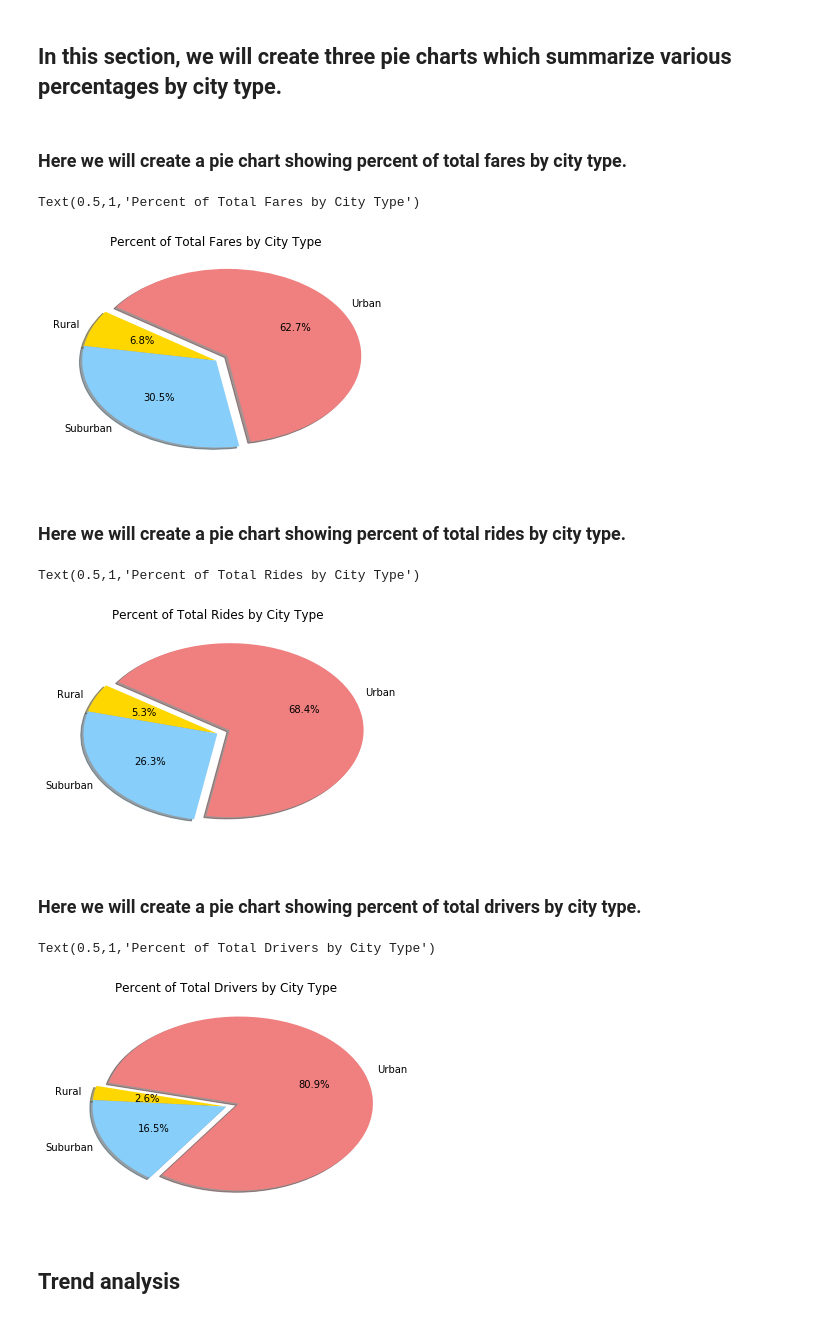
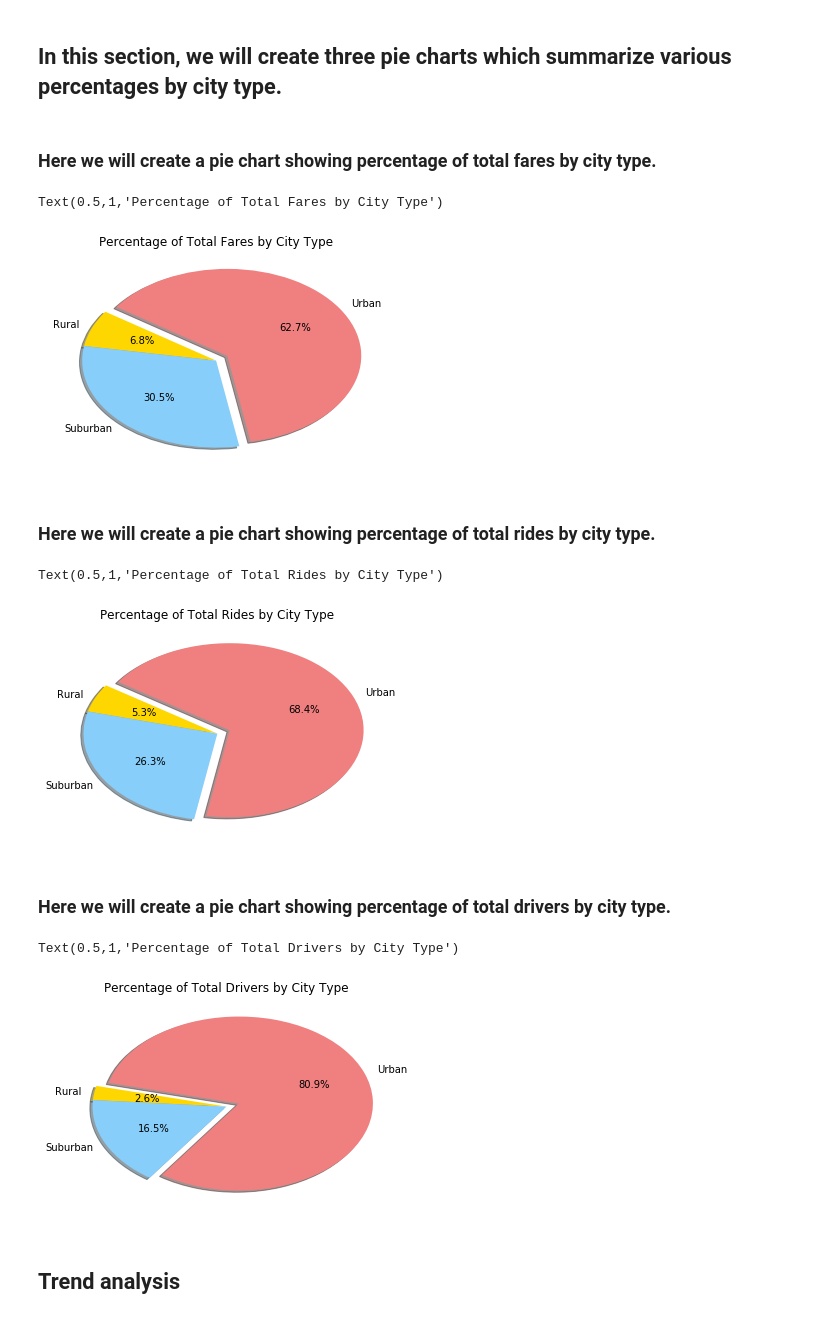
Before and after one commit to TylerTompa/5-Matplotlib, a Jupyter notebook: Pyber/Pyber.ipynb, the cells around one changed output. Cells and saved outputs as stored; diff of their text form; code cells hidden in the pictures.

```diff
--- a/Pyber/Pyber.ipynb
+++ b/Pyber/Pyber.ipynb
@@ -114,34 +116,34 @@ plt.show()
 # %% [markdown]
 ## In this section, we will create three pie charts which summarize various percentages by city type.
 # %% [markdown]
-### Here we will create a pie chart showing percent of total fares by city type.
+### Here we will create a pie chart showing percentage of total fares by city type.
 # %%
-# To find the percent of fares per city type, we will first select only rows with the relevant city type
-# Next we will calculate the sum of every value in the fare column
-# Finally, we will calculate the sum of the fare column for the entire dataframe including every city type
-percent_of_fares_urban = city_ride_merged_dataframe[city_ride_merged_dataframe["type"] == "Urban"]["fare"].sum() / city_ride_merged_dataframe["fare"].sum()
-percent_of_fares_suburban = city_ride_merged_dataframe[city_ride_merged_dataframe["type"] == "Suburban"]["fare"].sum() / city_ride_merged_dataframe["fare"].sum()
-percent_of_fares_rural = city_ride_merged_dataframe[city_ride_merged_dataframe["type"] == "Rural"]["fare"].sum() / city_ride_merged_dataframe["fare"].sum()
+# To find the percentage of fares by city type, we will first select only rows with the relevant city type.
+# Next we will calculate the mean of every value in the fare column.
+# Finally, we will divide this by the mean of the fare column for the entire dataframe including every city type.
+percentage_of_fares_urban = city_ride_merged_dataframe[city_ride_merged_dataframe["type"] == "Urban"]["fare"].sum() / city_ride_merged_dataframe["fare"].sum()
+percentage_of_fares_suburban = city_ride_merged_dataframe[city_ride_merged_dataframe["type"] == "Suburban"]["fare"].sum() / city_ride_merged_dataframe["fare"].sum()
+percentage_of_fares_rural = city_ride_merged_dataframe[city_ride_merged_dataframe["type"] == "Rural"]["fare"].sum() / city_ride_merged_dataframe["fare"].sum()
 # %%
-# Here we define a list containing the percentages of fares per city type to be used in a pie chart.
-percent_of_fares_data = [percent_of_fares_urban, percent_of_fares_rural, percent_of_fares_suburban]
+# Here we define a list containing the percentages of fares by city type to be used in a pie chart.
+percentage_of_fares_data = [percentage_of_fares_urban, percentage_of_fares_rural, percentage_of_fares_suburban]
 
 # Here we define the labels to be used on our pie chart.  We will use the same labels for the next two pie charts.
 city_type_labels = ["Urban", "Rural", "Suburban"]
 
-# Here we explode the Urban part of the pie chart.  We will use the same explode settings for the next two pie charts.
+# Here we explode the Urban portion of the pie chart.  We will use the same explode settings for the next two pie charts.
 city_type_explode = (0.1, 0, 0)
 
 # Here we define the colors of our pie chart to match the Pyber company's colors.  We will use the same color settings for the next two pie charts.
 city_type_colors = ["lightcoral", "gold", "lightskyblue"]
 
-# Here we use all the settings previous defined to create our pie chart.
-# We add the additional setting of autopct="%0.1f%" to show the actual value for each part on the pie chart.  We also add a shadow to our chart.
-plt.pie(percent_of_fares_data, autopct="%0.1f%%", labels = city_type_labels, explode=city_type_explode, colors=city_type_colors, startangle=280, shadow=True)
-plt.title("Percent of Total Fares by City Type")
+# Here we use all the settings previously defined to create our pie chart.
+# We add the additional parameter of autopct="%0.1f%" to display the numerical value for each portion of the pie chart.  We also add a shadow to our chart.
+plt.pie(percentage_of_fares_data, autopct="%0.1f%%", labels = city_type_labels, explode=city_type_explode, colors=city_type_colors, startangle=280, shadow=True)
+plt.title("Percentage of Total Fares by City Type")
 # %% [output]
-Text(0.5,1,'Percent of Total Fares by City Type')
+Text(0.5,1,'Percentage of Total Fares by City Type')
-[figure, old version]
+[figure, new version]
 # %% [markdown]
-### Here we will create a pie chart showing percent of total rides by city type.
+### Here we will create a pie chart showing percentage of total rides by city type.
 # %%
@@ -154,17 +156,17 @@ percent_of_rides_rural = city_ride_merged_dataframe[city_ride_merged_dataframe["
 # %%
 # Here we define a list containing the percentages of total rides per city type to be used in a pie chart.
-percent_of_rides_data = [percent_of_rides_urban, percent_of_rides_rural, percent_of_rides_suburban]
+percentage_of_rides_data = [percentage_of_rides_urban, percentage_of_rides_rural, percentage_of_rides_suburban]
 
-# Here we use all the settings previous defined to create our pie chart.
-# We add the additional setting of autopct="%0.1f%" to show the actual value for each part on the pie chart.  We also add a shadow to our chart.
-# The labels were already defined when we created our pie chart displaying percent of total fares per city type.
-# The explode variable was already define when we created our pie chart displaying percent of total fares per city type.
-# The colors variable was already defined when we created our pie chart displaying percent of total fares per city type.
-plt.pie(percent_of_rides_data, autopct="%0.1f%%", labels = city_type_labels, explode=city_type_explode, colors=city_type_colors, startangle=260, shadow=True)
-plt.title("Percent of Total Rides by City Type")
+# We will use all the settings previous defined to create our pie chart.
+# We add the additional setting of autopct="%0.1f%" to show the numerical value for each portion of the pie chart.  We also add a shadow to our chart.
+# The city_labels variable was already defined when we created our pie chart displaying percentage of total fares per city type.
+# The explode variable was already define when we created our pie chart displaying percentage of total fares per city type.
+# The colors variable was already defined when we created our pie chart displaying percentage of total fares per city type.
+plt.pie(percentage_of_rides_data, autopct="%0.1f%%", labels = city_type_labels, explode=city_type_explode, colors=city_type_colors, startangle=260, shadow=True)
+plt.title("Percentage of Total Rides by City Type")
 # %% [output]
-Text(0.5,1,'Percent of Total Rides by City Type')
+Text(0.5,1,'Percentage of Total Rides by City Type')
-[figure, old version]
+[figure, new version]
 # %% [markdown]
-### Here we will create a pie chart showing percent of total drivers by city type.
+### Here we will create a pie chart showing percentage of total drivers by city type.
 # %%
@@ -177,17 +180,17 @@ percent_of_drivers_rural = city_data[city_data["type"] == "Rural"]["driver_count
 # %%
-# Here we define a list containing the percentages of total drivers per city type to be used in a pie chart.
-percent_of_drivers_data = [percent_of_drivers_urban, percent_of_drivers_rural, percent_of_drivers_suburban]
+# Here we define a list containing the percentages of total drivers by city type to be used in a pie chart.
+percentage_of_drivers_data = [percentage_of_drivers_urban, percentage_of_drivers_rural, percentage_of_drivers_suburban]
 
 # Here we use all the settings previous defined to create our pie chart.
-# We add the additional setting of autopct="%0.1f%" to show the actual value for each part on the pie chart.  We also add a shadow to our chart.
-# The labels were already defined when we created our pie chart displaying percent of total fares per city type.
-# The explode variable was already define when we created our pie chart displaying percent of total fares per city type.
-# The colors variable was already defined when we created our pie chart displaying percent of total fares per city type.
-plt.pie(percent_of_drivers_data, autopct="%0.1f%%", labels = city_type_labels, explode=city_type_explode, colors=city_type_colors, startangle=235, shadow=True)
-plt.title("Percent of Total Drivers by City Type")
+# We add the additional setting of autopct="%0.1f%" to show the actual value for each portion of the pie chart.  We also add a shadow to our chart.
+# The city_labels variable was already defined when we created our pie chart displaying percentage of total fares per city type.
+# The explode variable was already defined when we created our pie chart displaying percentage of total fares per city type.
+# The colors variable was already defined when we created our pie chart displaying percentage of total fares per city type.
+plt.pie(percentage_of_drivers_data, autopct="%0.1f%%", labels = city_type_labels, explode=city_type_explode, colors=city_type_colors, startangle=235, shadow=True)
+plt.title("Percentage of Total Drivers by City Type")
 # %% [output]
-Text(0.5,1,'Percent of Total Drivers by City Type')
+Text(0.5,1,'Percentage of Total Drivers by City Type')
-[figure, old version]
+[figure, new version]
 # %% [markdown]
 ## Trend analysis
 # %% [markdown]
```
Also changed, not shown: parts of 6 cells of this notebook.
